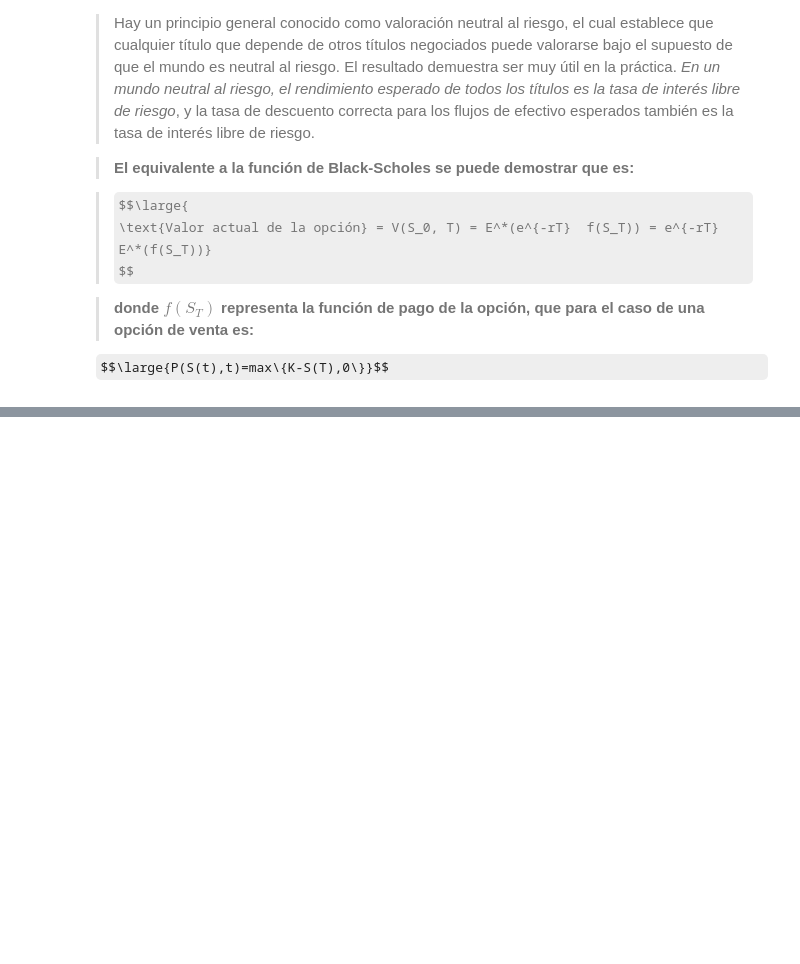
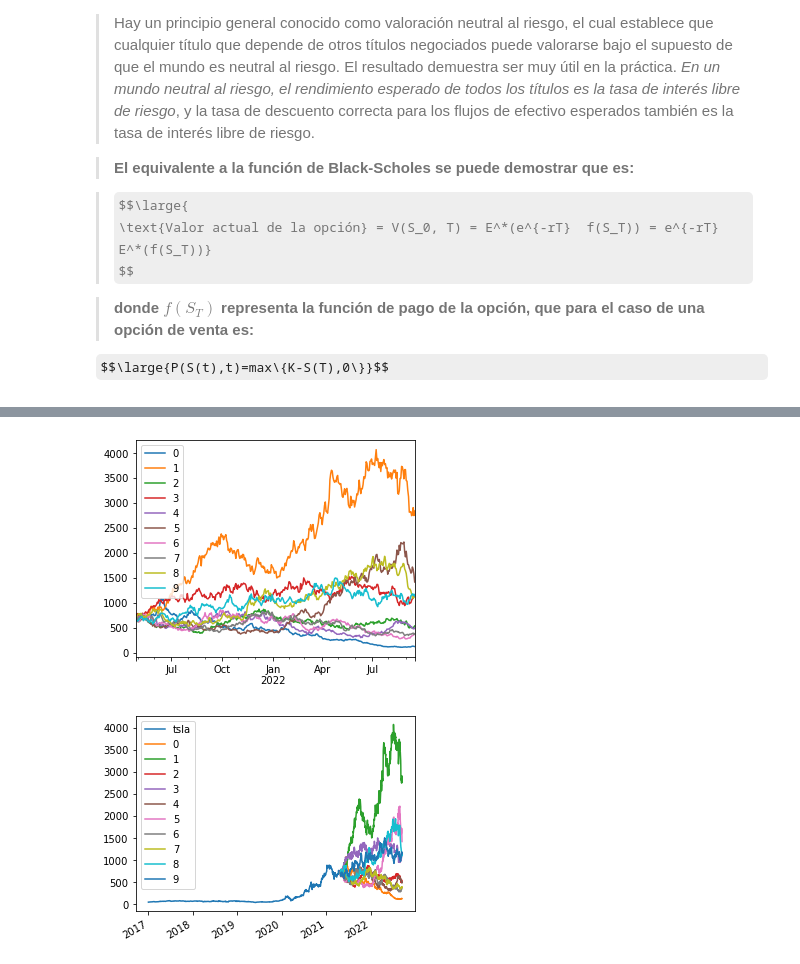
Before and after one commit to AndresLaresBarragan/ProyectoConjunto_ALares_ILandaverde, a Jupyter notebook: Tarea 9.ipynb, the cells around one changed output, grey strips where cells are left out. Cells and saved outputs as stored; diff of their text form; code cells hidden in the pictures; some formulas as TeX source; blank space fills up the shorter version.

```diff
--- a/Tarea 9.ipynb
+++ b/Tarea 9.ipynb
@@ -40,0 +253,10 @@ $$\large{P(S(t),t)=max\{K-S(T),0\}}$$
+# %%
+# Tasa de bonos de 1 yr de fecha 21/04/2021 -> 7%
+r = 0.007/360 # Tasa diaria
+# %%
+today = pd.Timestamp(date.today())
+expiry = opcion_valuar.Expiry
+dates = pd.date_range(start=today, end=expiry, freq='B')
+ndays = len(dates)
+nscen = 10
+dates
@@ -40,0 +272,3 @@ $$\large{P(S(t),t)=max\{K-S(T),0\}}$$
+# %%
+sim_ret = pd.DataFrame(sigma*np.random.randn(ndays,nscen)+r, index=dates)
+sim_ret.cumsum()
@@ -40,0 +289,5 @@ $$\large{P(S(t),t)=max\{K-S(T),0\}}$$
+# %%
+S0 = closes_tesla.iloc[-1,0]  # Condición inicial del precio a simular
+sim_closes = S0*np.exp(sim_ret.cumsum())
+sim_closes.iloc[0, :] = S0
+sim_closes
@@ -40,0 +308,7 @@ $$\large{P(S(t),t)=max\{K-S(T),0\}}$$
+# %%
+sim_closes.plot(figsize=(5,4));
+# Se muestran los precios simulados con los precios descargados
+pd.concat([closes_tesla,sim_closes]).plot(figsize=(5,4));
+# %% [output]
+[figure, added]
+[figure, added]
```
Also changed, not shown: parts of 59 cells of this notebook.
